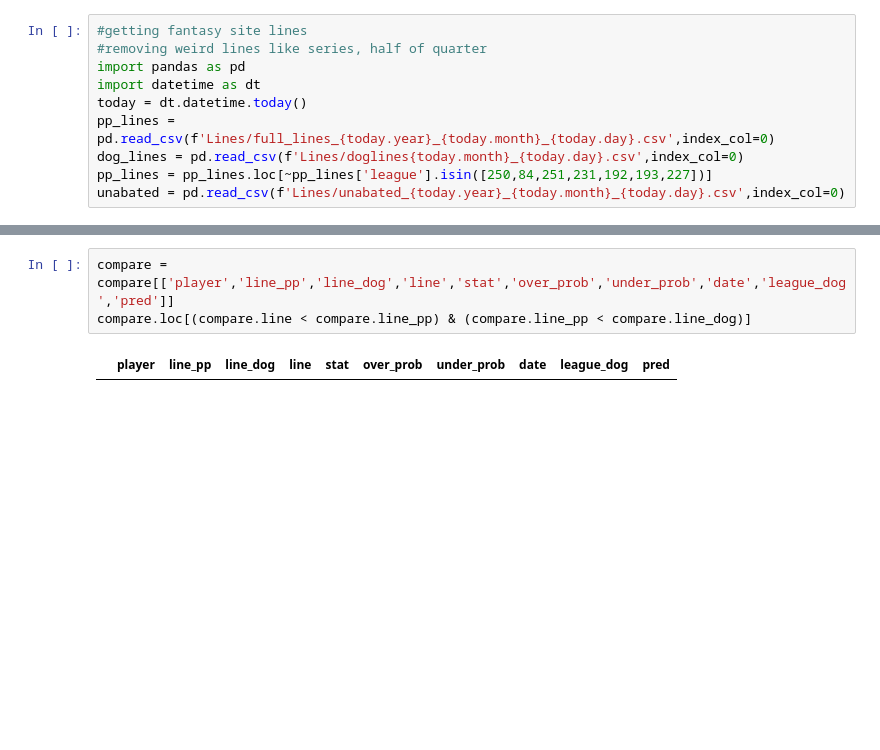
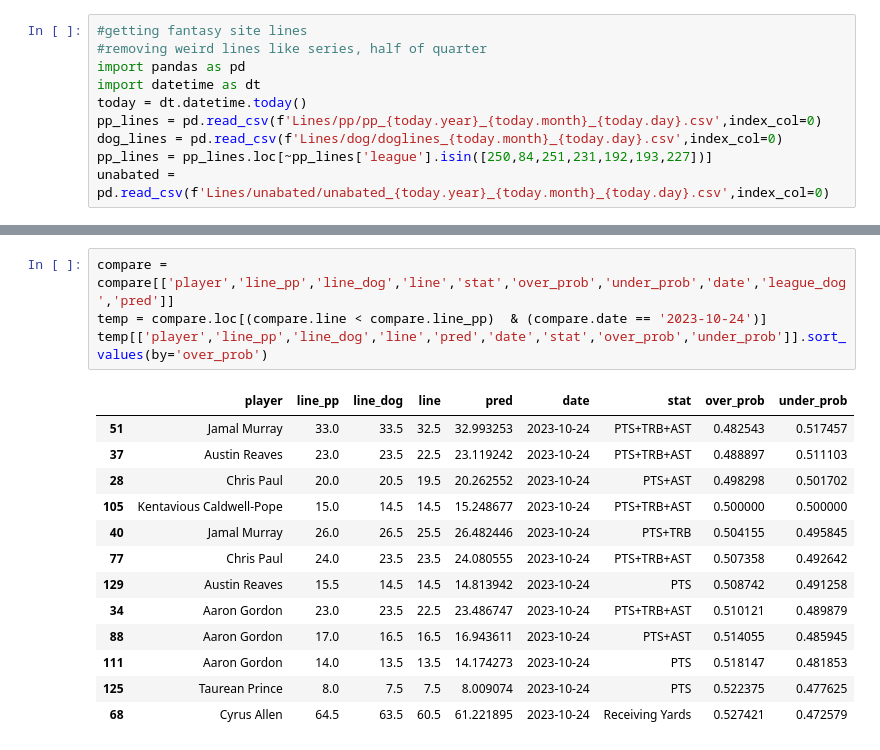
Before and after one commit to madram1423/NBA_betting_model, a Jupyter notebook: fantasy_compare.ipynb, the cells around one changed output, grey strips where cells are left out. Cells and saved outputs as stored; diff of their text form; blank space fills up the shorter version.

```diff
--- a/fantasy_compare.ipynb
+++ b/fantasy_compare.ipynb
@@ -4,10 +4,10 @@
 import pandas as pd
 import datetime as dt
 today = dt.datetime.today()
-pp_lines = pd.read_csv(f'Lines/full_lines_{today.year}_{today.month}_{today.day}.csv',index_col=0)
-dog_lines = pd.read_csv(f'Lines/doglines{today.month}_{today.day}.csv',index_col=0)
+pp_lines = pd.read_csv(f'Lines/pp/pp_{today.year}_{today.month}_{today.day}.csv',index_col=0)
+dog_lines = pd.read_csv(f'Lines/dog/doglines_{today.month}_{today.day}.csv',index_col=0)
 pp_lines = pp_lines.loc[~pp_lines['league'].isin([250,84,251,231,192,193,227])]
-unabated = pd.read_csv(f'Lines/unabated_{today.year}_{today.month}_{today.day}.csv',index_col=0)
+unabated = pd.read_csv(f'Lines/unabated/unabated_{today.year}_{today.month}_{today.day}.csv',index_col=0)
 # %%
 unabated['date'] = pd.to_datetime(unabated['event_time'])
 unabated
@@ -73,5 +73,18 @@ compare
 # %%
 compare = compare[['player','line_pp','line_dog','line','stat','over_prob','under_prob','date','league_dog','pred']]
-compare.loc[(compare.line < compare.line_pp) & (compare.line_pp < compare.line_dog)]
+temp = compare.loc[(compare.line < compare.line_pp)  & (compare.date == '2023-10-24')]
+temp[['player','line_pp','line_dog','line','pred','date','stat','over_prob','under_prob']].sort_values(by='over_prob')
 # %% [output]
-|  | player | line_pp | line_dog | line | stat | over_prob | under_prob | date | league_dog | pred |
+|  | player | line_pp | line_dog | line | pred | date | stat | over_prob | under_prob |
+| 51 | Jamal Murray | 33.0 | 33.5 | 32.5 | 32.993253 | 2023-10-24 | PTS+TRB+AST | 0.482543 | 0.517457 |
+| 37 | Austin Reaves | 23.0 | 23.5 | 22.5 | 23.119242 | 2023-10-24 | PTS+TRB+AST | 0.488897 | 0.511103 |
+| 28 | Chris Paul | 20.0 | 20.5 | 19.5 | 20.262552 | 2023-10-24 | PTS+AST | 0.498298 | 0.501702 |
+| 105 | Kentavious Caldwell-Pope | 15.0 | 14.5 | 14.5 | 15.248677 | 2023-10-24 | PTS+TRB+AST | 0.500000 | 0.500000 |
+| 40 | Jamal Murray | 26.0 | 26.5 | 25.5 | 26.482446 | 2023-10-24 | PTS+TRB | 0.504155 | 0.495845 |
+| 77 | Chris Paul | 24.0 | 23.5 | 23.5 | 24.080555 | 2023-10-24 | PTS+TRB+AST | 0.507358 | 0.492642 |
+| 129 | Austin Reaves | 15.5 | 14.5 | 14.5 | 14.813942 | 2023-10-24 | PTS | 0.508742 | 0.491258 |
+| 34 | Aaron Gordon | 23.0 | 23.5 | 22.5 | 23.486747 | 2023-10-24 | PTS+TRB+AST | 0.510121 | 0.489879 |
+| 88 | Aaron Gordon | 17.0 | 16.5 | 16.5 | 16.943611 | 2023-10-24 | PTS+AST | 0.514055 | 0.485945 |
+| 111 | Aaron Gordon | 14.0 | 13.5 | 13.5 | 14.174273 | 2023-10-24 | PTS | 0.518147 | 0.481853 |
+| 125 | Taurean Prince | 8.0 | 7.5 | 7.5 | 8.009074 | 2023-10-24 | PTS | 0.522375 | 0.477625 |
+| 68 | Cyrus Allen | 64.5 | 63.5 | 60.5 | 61.221895 | 2023-10-24 | Receiving Yards | 0.527421 | 0.472579 |
```
Also changed, not shown: parts of 41 cells of this notebook, 32 other files.
